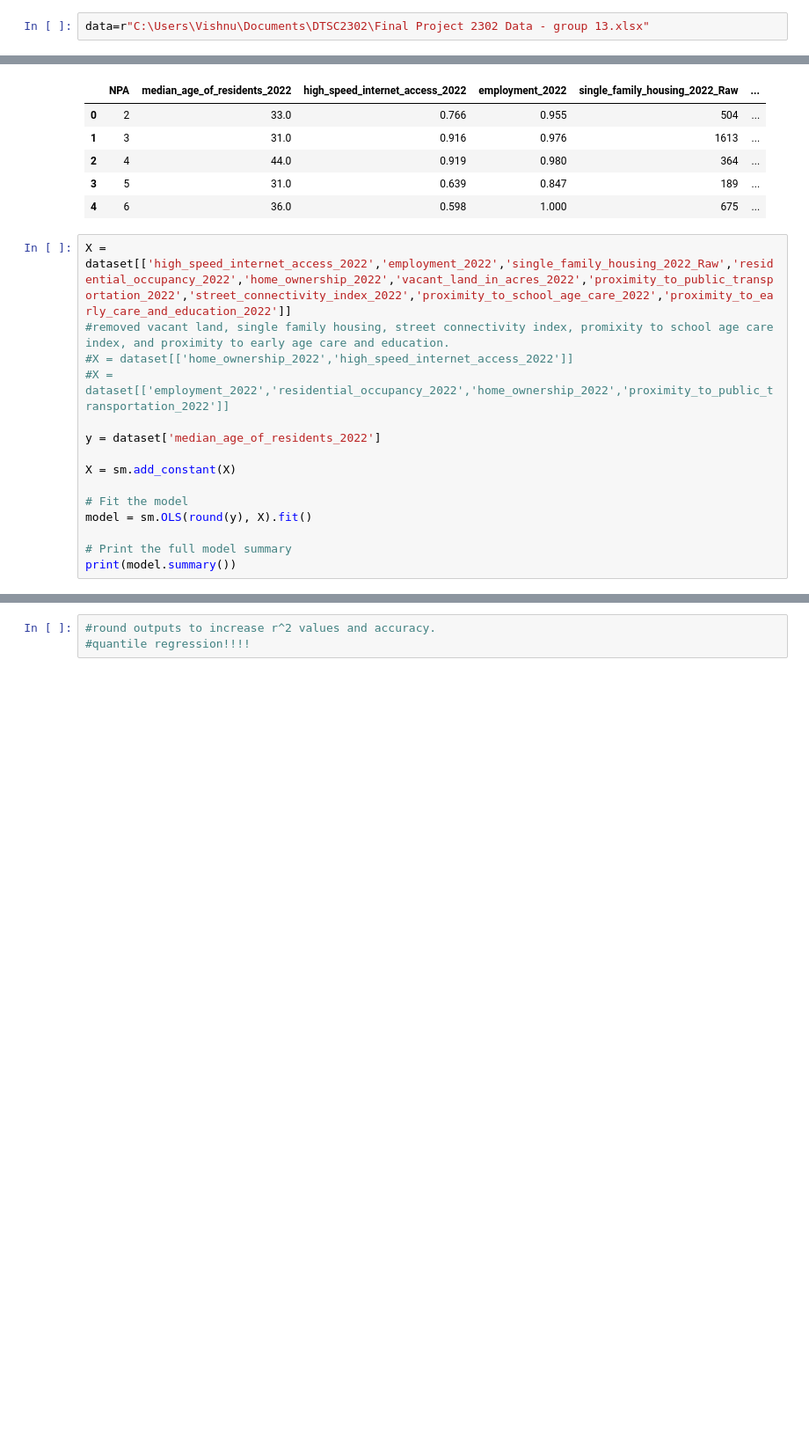
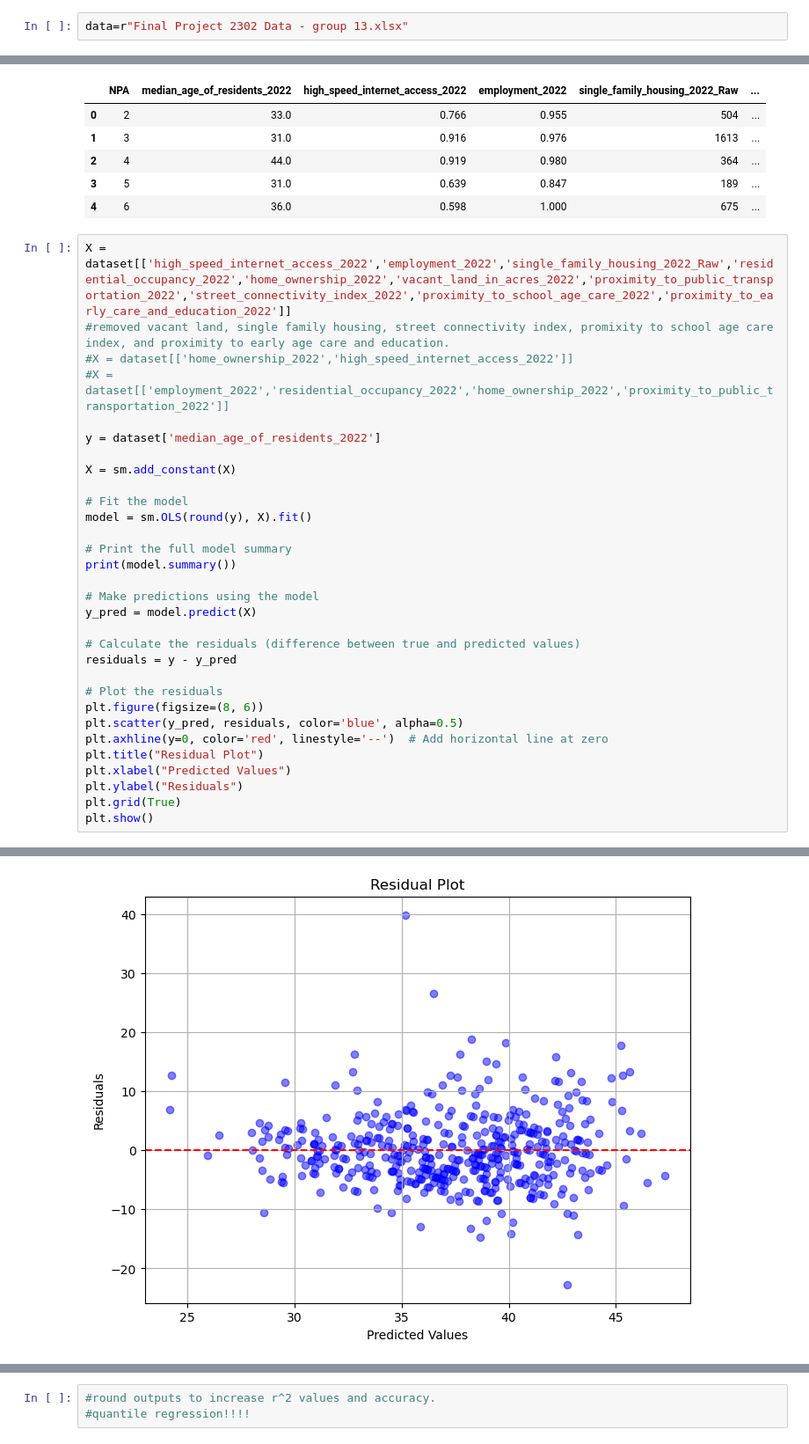
Before and after one commit to clarktommie/DTSC2302_Project_A, a Jupyter notebook: regression_project_2.ipynb, the cells around one changed output, grey strips where cells are left out. Shown: that part at 88% size. Saved outputs shown, nothing was run; the diff lists cells and outputs as text; blank space fills up the shorter version.

Commit message:
added graphs import was commentent out and data import was slightly changed. may have to change it back

```diff
--- a/regression_project_2.ipynb
+++ b/regression_project_2.ipynb
@@ -34,7 +35,7 @@ from sklearn.metrics import confusion_matrix, accuracy_score
 from sklearn.svm import SVC
 from sklearn.model_selection import cross_val_score
 # %%
-data=r"C:\Users\Vishnu\Documents\DTSC2302\Final Project 2302 Data - group 13.xlsx"
+data=r"Final Project 2302 Data - group 13.xlsx"
 # %%
 dataset = pd.read_excel(data,na_values=['--'])
 dataset.dropna(inplace=True)
@@ -62,6 +63,22 @@ model = sm.OLS(round(y), X).fit()
 
 # Print the full model summary
 print(model.summary())
+
+# Make predictions using the model
+y_pred = model.predict(X)
+
+# Calculate the residuals (difference between true and predicted values)
+residuals = y - y_pred
+
+# Plot the residuals
+plt.figure(figsize=(8, 6))
+plt.scatter(y_pred, residuals, color='blue', alpha=0.5)
+plt.axhline(y=0, color='red', linestyle='--')  # Add horizontal line at zero
+plt.title("Residual Plot")
+plt.xlabel("Predicted Values")
+plt.ylabel("Residuals")
+plt.grid(True)
+plt.show()
 # %% [output]
                                  OLS Regression Results
 ========================================================================================
@@ -73,10 +90,11 @@ Time:                                  09:38:53   Log-Likelihood:
 No. Observations:                           455   AIC:                             2967.
 Df Residuals:                               444   BIC:                             3013.
 Df Model:                                    10
 Covariance Type:                      nonrobust
 ==============================================================================================================
 ... (20 lines left out)
 Notes:
 [1] Standard Errors assume that the covariance matrix of the errors is correctly specified.
 [2] The condition number is large, 6.28e+04. This might indicate that there are
 strong multicollinearity or other numerical problems.
+[figure, added]
```
Also changed, not shown: parts of 4 cells of this notebook.
